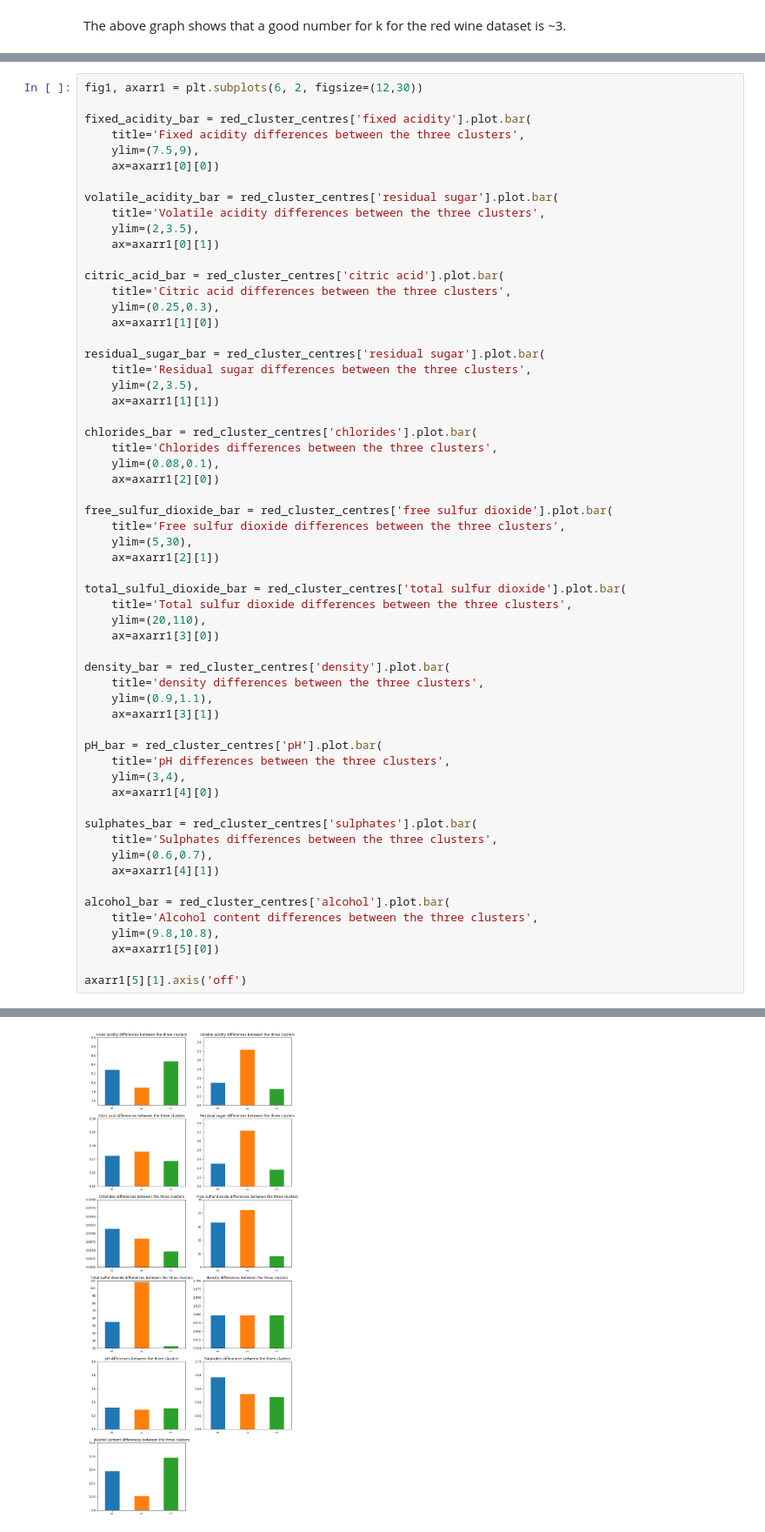
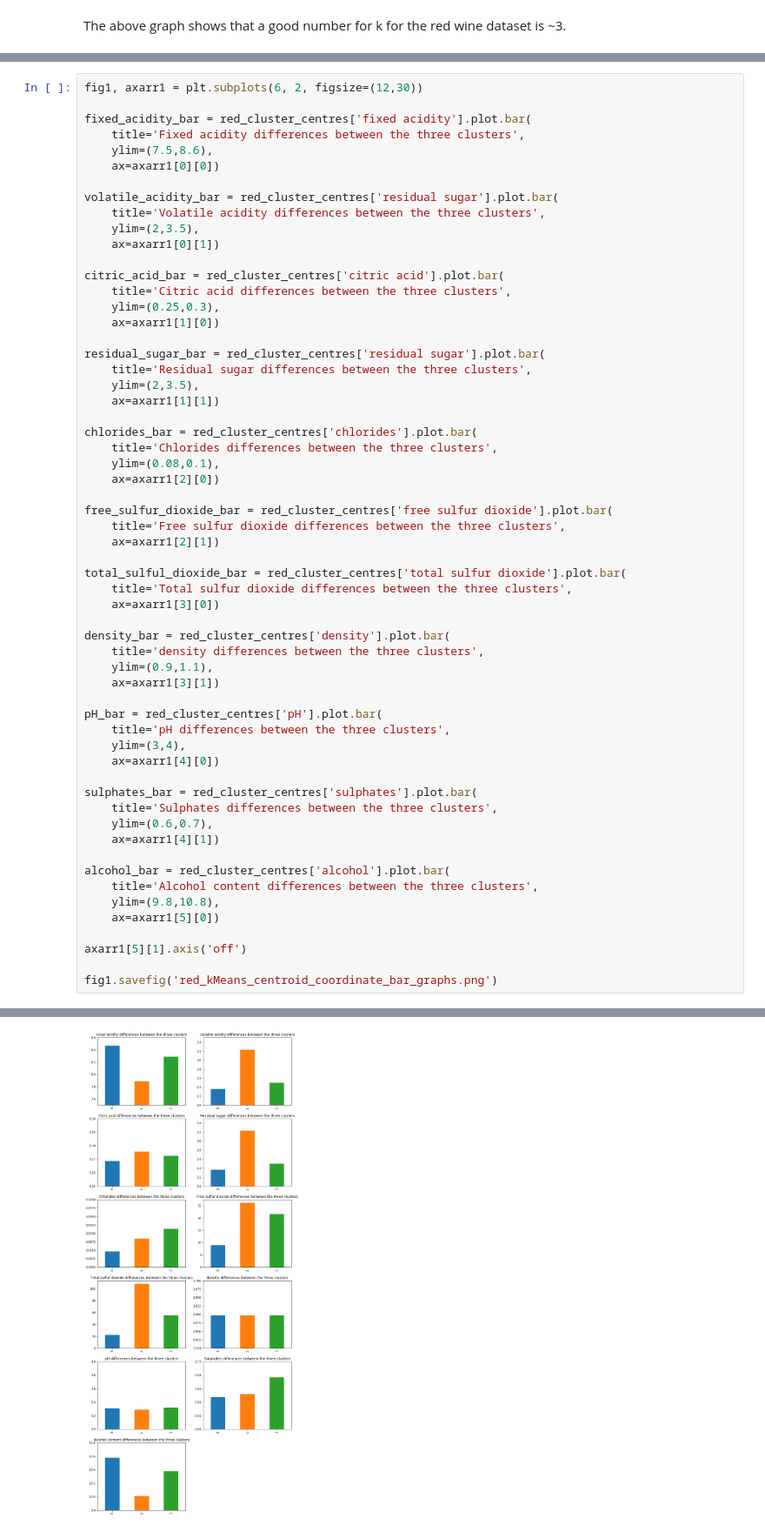
Before and after one commit to chorhatarahuduketuri/How-to-pick-better-wine, a Jupyter notebook: code/Question 3.ipynb, the cells around one changed output, grey strips where cells are left out. Shown: that part at 87% size. Saved outputs shown, nothing was run; the diff lists cells and outputs as text.

```diff
--- a/code/Question 3.ipynb
+++ b/code/Question 3.ipynb
@@ -77,7 +78,7 @@ fig1, axarr1 = plt.subplots(6, 2, figsize=(12,30))
 
 fixed_acidity_bar = red_cluster_centres['fixed acidity'].plot.bar(
     title='Fixed acidity differences between the three clusters',
-    ylim=(7.5,9),
+    ylim=(7.5,8.6),
     ax=axarr1[0][0])
 
 volatile_acidity_bar = red_cluster_centres['residual sugar'].plot.bar(
@@ -102,12 +103,10 @@ chlorides_bar = red_cluster_centres['chlorides'].plot.bar(
 
 free_sulfur_dioxide_bar = red_cluster_centres['free sulfur dioxide'].plot.bar(
     title='Free sulfur dioxide differences between the three clusters',
-    ylim=(5,30),
     ax=axarr1[2][1])
 
 total_sulful_dioxide_bar = red_cluster_centres['total sulfur dioxide'].plot.bar(
     title='Total sulfur dioxide differences between the three clusters',
-    ylim=(20,110),
     ax=axarr1[3][0])
 
 density_bar = red_cluster_centres['density'].plot.bar(
@@ -131,4 +130,6 @@ alcohol_bar = red_cluster_centres['alcohol'].plot.bar(
     ax=axarr1[5][0])
 
 axarr1[5][1].axis('off')
+
+fig1.savefig('red_kMeans_centroid_coordinate_bar_graphs.png')
 # %% [output]
@@ -136 +136 @@ axarr1[5][1].axis('off')
-[figure, old version]
+[figure, new version]
```
Also changed, not shown: parts of 19 cells of this notebook.
